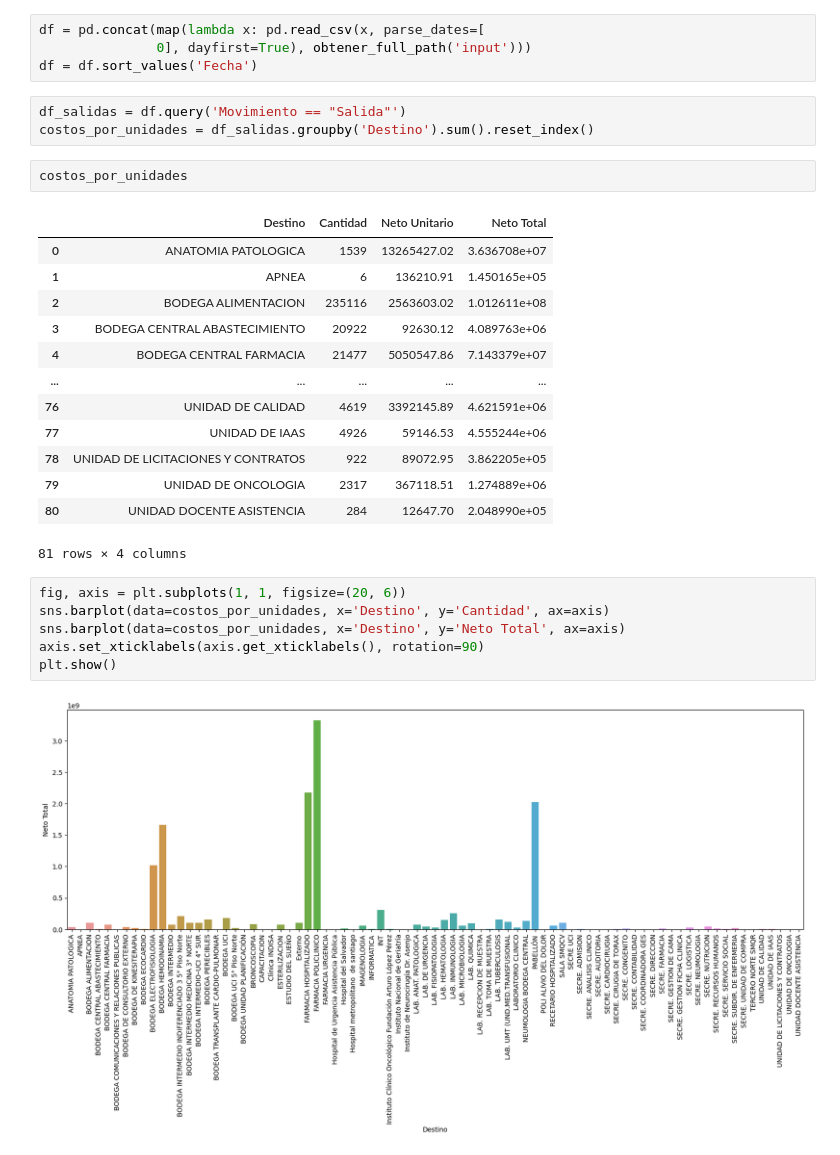
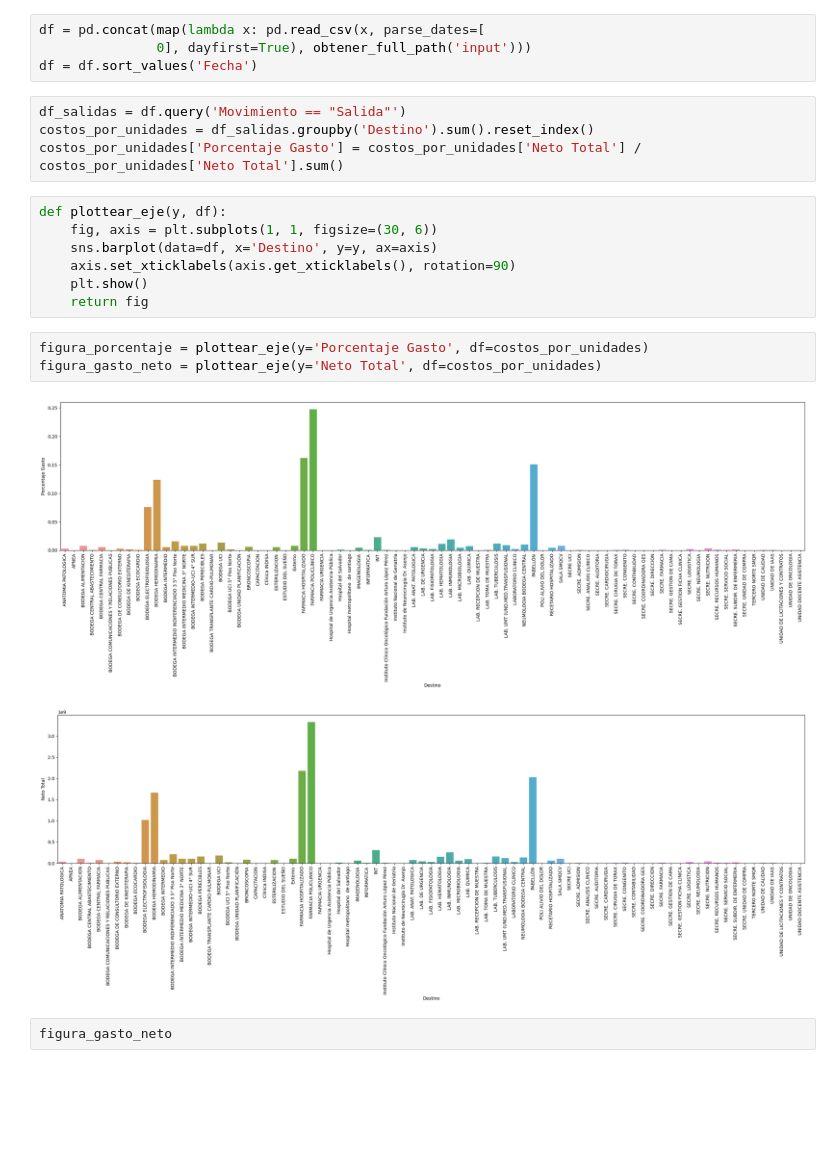
Before and after one commit to JavierRojas14/int, a Jupyter notebook: Finanzas/analisis_gasto_por_servicio/2022/analisis.ipynb, the cells around one changed output. Cells and saved outputs as stored; diff of their text form; blank space fills up the shorter version.

```diff
--- a/Finanzas/analisis_gasto_por_servicio/2022/analisis.ipynb
+++ b/Finanzas/analisis_gasto_por_servicio/2022/analisis.ipynb
@@ -13,27 +15,19 @@ df = df.sort_values('Fecha')
 # %%
 df_salidas = df.query('Movimiento == "Salida"')
 costos_por_unidades = df_salidas.groupby('Destino').sum().reset_index()
+costos_por_unidades['Porcentaje Gasto'] = costos_por_unidades['Neto Total'] / costos_por_unidades['Neto Total'].sum()
-# %%
-costos_por_unidades
-# %% [output]
-|  | Destino | Cantidad | Neto Unitario | Neto Total |
-| 0 | ANATOMIA PATOLOGICA | 1539 | 13265427.02 | 3.636708e+07 |
-| 1 | APNEA | 6 | 136210.91 | 1.450165e+05 |
-| 2 | BODEGA ALIMENTACION | 235116 | 2563603.02 | 1.012611e+08 |
-| 3 | BODEGA CENTRAL ABASTECIMIENTO | 20922 | 92630.12 | 4.089763e+06 |
-| 4 | BODEGA CENTRAL FARMACIA | 21477 | 5050547.86 | 7.143379e+07 |
-| ... | ... | ... | ... | ... |
-| 76 | UNIDAD DE CALIDAD | 4619 | 3392145.89 | 4.621591e+06 |
-| 77 | UNIDAD DE IAAS | 4926 | 59146.53 | 4.555244e+06 |
-| 78 | UNIDAD DE LICITACIONES Y CONTRATOS | 922 | 89072.95 | 3.862205e+05 |
-| 79 | UNIDAD DE ONCOLOGIA | 2317 | 367118.51 | 1.274889e+06 |
-| 80 | UNIDAD DOCENTE ASISTENCIA | 284 | 12647.70 | 2.048990e+05 |
-81 rows × 4 columns
 # %%
-fig, axis = plt.subplots(1, 1, figsize=(20, 6))
-sns.barplot(data=costos_por_unidades, x='Destino', y='Cantidad', ax=axis)
-sns.barplot(data=costos_por_unidades, x='Destino', y='Neto Total', ax=axis)
-axis.set_xticklabels(axis.get_xticklabels(), rotation=90)
-plt.show()
+def plottear_eje(y, df):
+    fig, axis = plt.subplots(1, 1, figsize=(30, 6))
+    sns.barplot(data=df, x='Destino', y=y, ax=axis)
+    axis.set_xticklabels(axis.get_xticklabels(), rotation=90)
+    plt.show()
+    return fig
-# %% [output]
-[figure, removed]
+# %%
+figura_porcentaje = plottear_eje(y='Porcentaje Gasto', df=costos_por_unidades)
+figura_gasto_neto = plottear_eje(y='Neto Total', df=costos_por_unidades)
+# %% [output]
+[figure, added]
+[figure, added]
+# %%
+figura_gasto_neto
```
Also changed, not shown: parts of 1 cell of this notebook.
